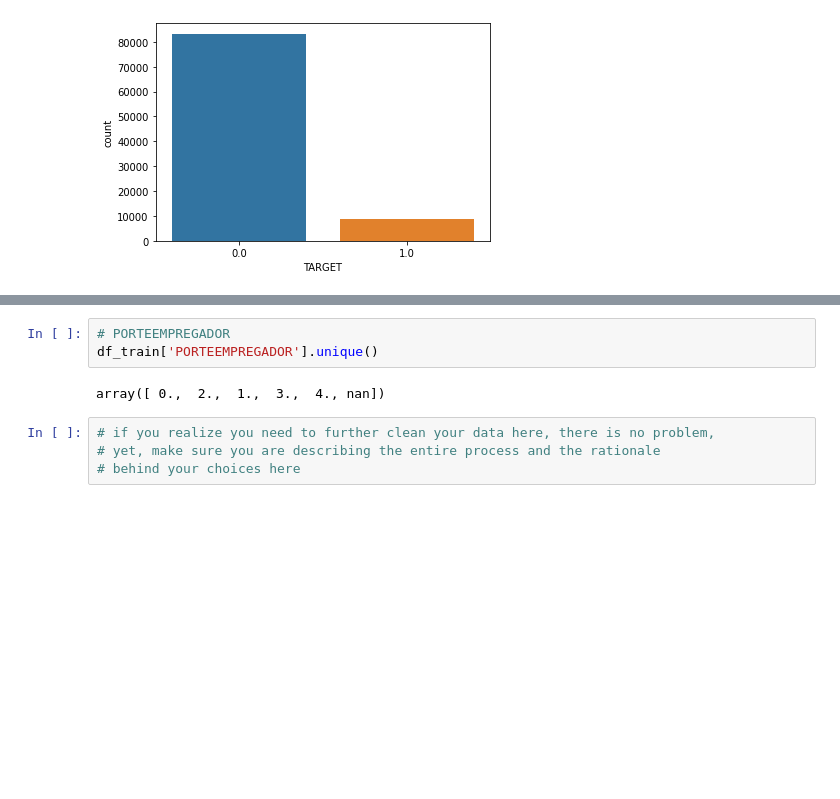
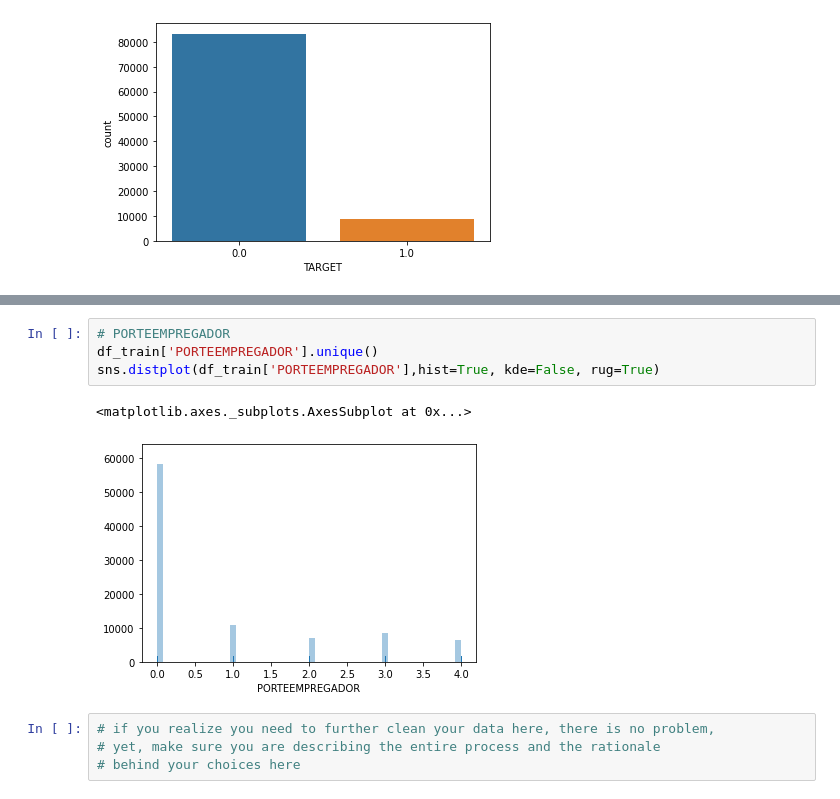
Before and after one commit to ednakatani/Data-Science, a Jupyter notebook: DS_project.ipynb, the cells around one changed output, grey strips where cells are left out. Cells and saved outputs as stored; diff of their text form; blank space fills up the shorter version.

```diff
--- a/DS_project.ipynb
+++ b/DS_project.ipynb
@@ -150,8 +178,10 @@ sns.distplot( df_train["INDICEEMPREGO"], hist=True, kde=False, rug=False )
 # %%
 # PORTEEMPREGADOR
 df_train['PORTEEMPREGADOR'].unique()
+sns.distplot(df_train['PORTEEMPREGADOR'],hist=True, kde=False, rug=True)
 # %% [output]
-array([ 0.,  2.,  1.,  3.,  4., nan])
+<matplotlib.axes._subplots.AxesSubplot at 0x...>
+[figure, added]
 # %%
 # if you realize you need to further clean your data here, there is no problem,
 # yet, make sure you are describing the entire process and the rationale
```
Also changed, not shown: parts of 12 cells of this notebook.
